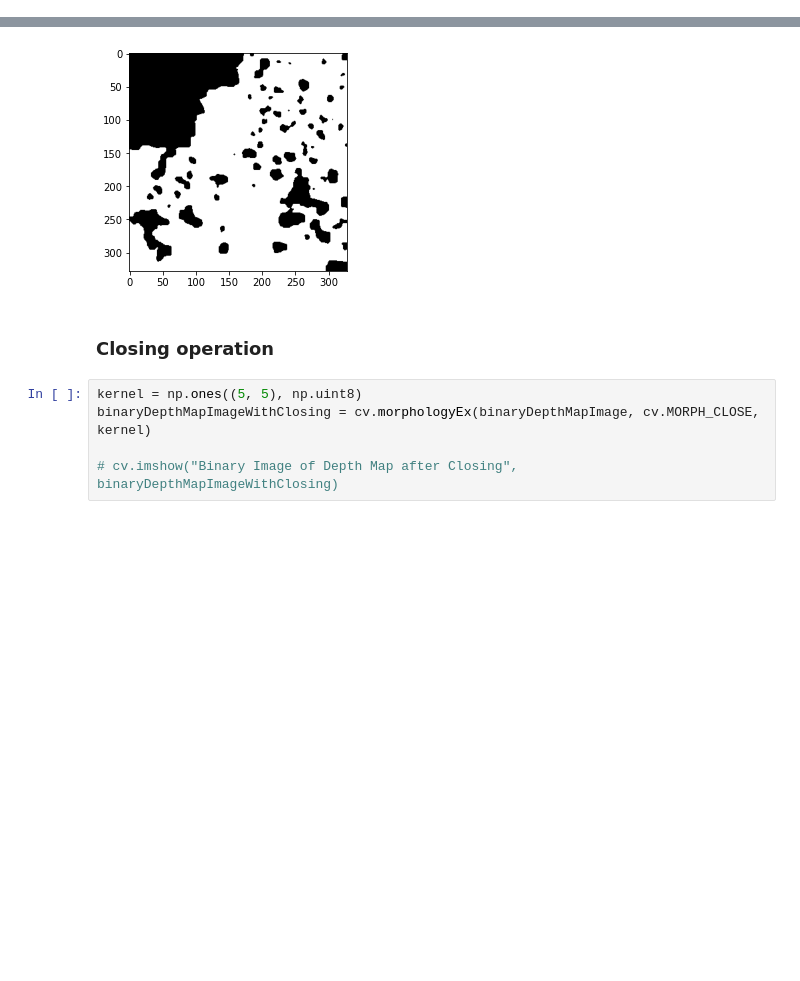
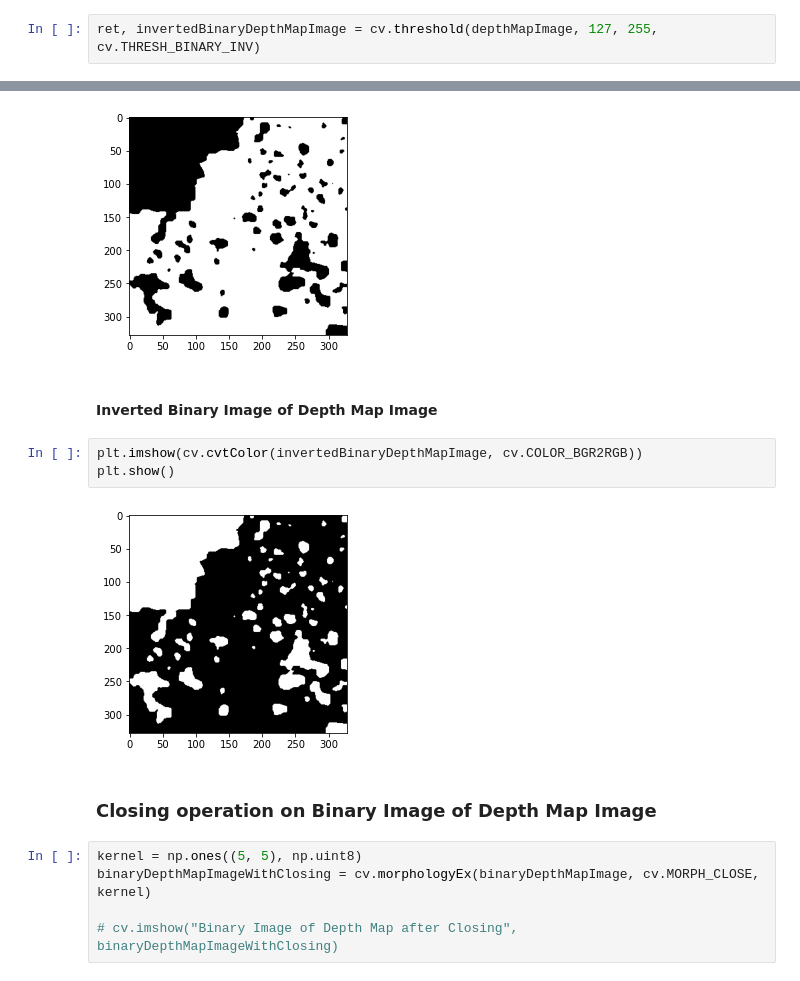
Before and after one commit to Baneeishaque/Raindrop-Removal-With-Light-Field-Image-Using-Image-Inpainting, a Jupyter notebook: main.ipynb, the cells around one changed output, grey strips where cells are left out. Saved outputs shown, nothing was run; the diff lists cells and outputs as text; blank space fills up the shorter version.

```diff
--- a/main.ipynb
+++ b/main.ipynb
@@ -65,3 +67,5 @@ ret, binaryDepthMapImage = cv.threshold(depthMapImage, 127, 255, cv.THRESH_BINAR
+# %%
+ret, invertedBinaryDepthMapImage = cv.threshold(depthMapImage, 127, 255, cv.THRESH_BINARY_INV)
 # %%
 # Show the image with opencv
 # cv.imshow("Original Depth Map Image", depthMapImage)
@@ -80,8 +84,15 @@ plt.imshow(cv.cvtColor(binaryDepthMapImage, cv.COLOR_BGR2RGB))
 plt.show()
 # %% [output]
 [figure]
+# %% [markdown]
+#### Inverted Binary Image of Depth Map Image
+# %%
+plt.imshow(cv.cvtColor(invertedBinaryDepthMapImage, cv.COLOR_BGR2RGB))
+plt.show()
+# %% [output]
+[figure, added]
 # %% [markdown]
-### Closing operation
+### Closing operation on Binary Image of Depth Map Image
 # %%
 kernel = np.ones((5, 5), np.uint8)
 binaryDepthMapImageWithClosing = cv.morphologyEx(binaryDepthMapImage, cv.MORPH_CLOSE, kernel)
```
Also changed, not shown: parts of 45 cells of this notebook, 5 other files.
